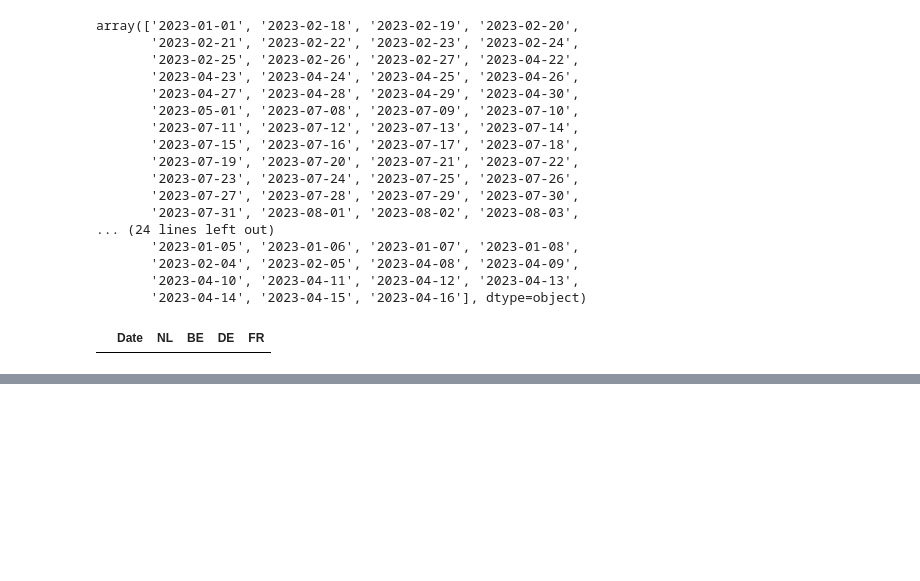
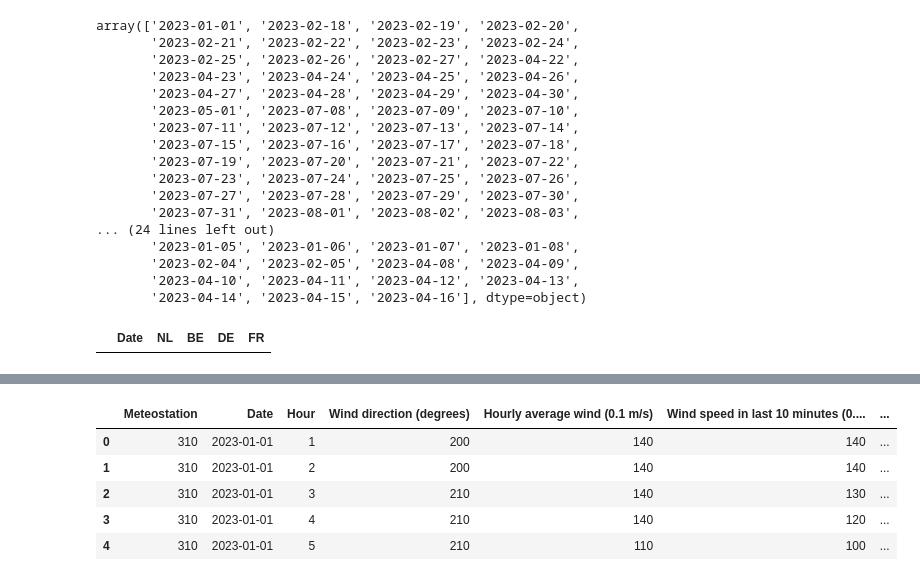
Before and after one commit to NikolaySirenko/datafest2024, a Jupyter notebook: code/featureSelection.ipynb, the cells around one changed output, grey strips where cells are left out. Cells and saved outputs as stored; diff of their text form; code cells hidden in the pictures; blank space fills up the shorter version.

```diff
--- a/code/featureSelection.ipynb
+++ b/code/featureSelection.ipynb
@@ -659,3 +659,7 @@ merged_df
 # %%
 # Export the DataFrame to a new CSV file
 merged_df.to_csv('../featureSelection\\holidaysPerDate.csv', index=False)
+# %%
+df_file_path = (csv_files[8])
+df = pd.read_csv(df_file_path, delimiter=',')
+df.info()
@@ -661,0 +684,3 @@ merged_df.to_csv('../featureSelection\\holidaysPerDate.csv', index=False)
+# %%
+df = df.rename(columns={'HH':'Hour'})
+df.info()
@@ -661,0 +705,10 @@ merged_df.to_csv('../featureSelection\\holidaysPerDate.csv', index=False)
+# %%
+df['Date'] = pd.to_datetime(df['Date'], format='%Y%m%d')
+df.head()
+# %% [output]
+|  | Meteostation | Date | Hour | Wind direction (degrees) | Hourly average wind (0.1 m/s) | Wind speed in last 10 minutes (0.... | ... |
+| 0 | 310 | 2023-01-01 | 1 | 200 | 140 | 140 | ... |
+| 1 | 310 | 2023-01-01 | 2 | 200 | 140 | 140 | ... |
+| 2 | 310 | 2023-01-01 | 3 | 210 | 140 | 130 | ... |
+| 3 | 310 | 2023-01-01 | 4 | 210 | 140 | 120 | ... |
+| 4 | 310 | 2023-01-01 | 5 | 210 | 110 | 100 | ... |
```
Also changed, not shown: parts of 15 cells of this notebook.
